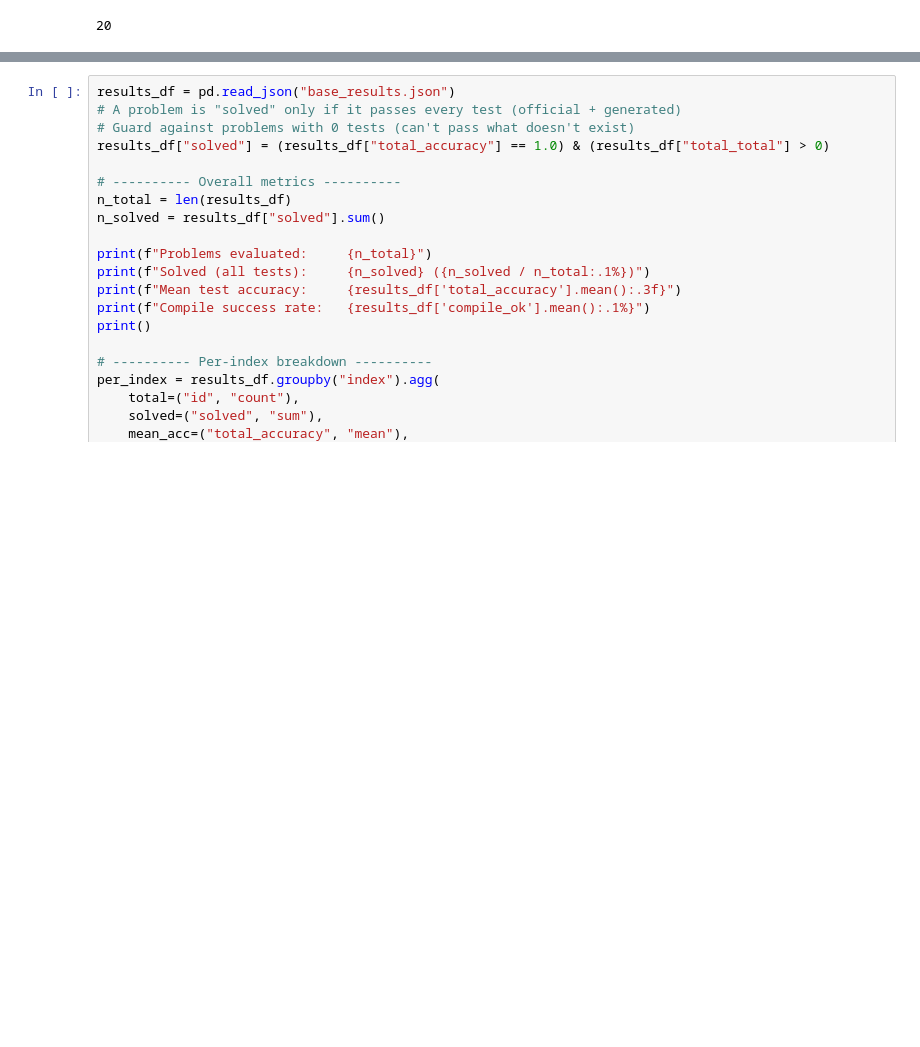
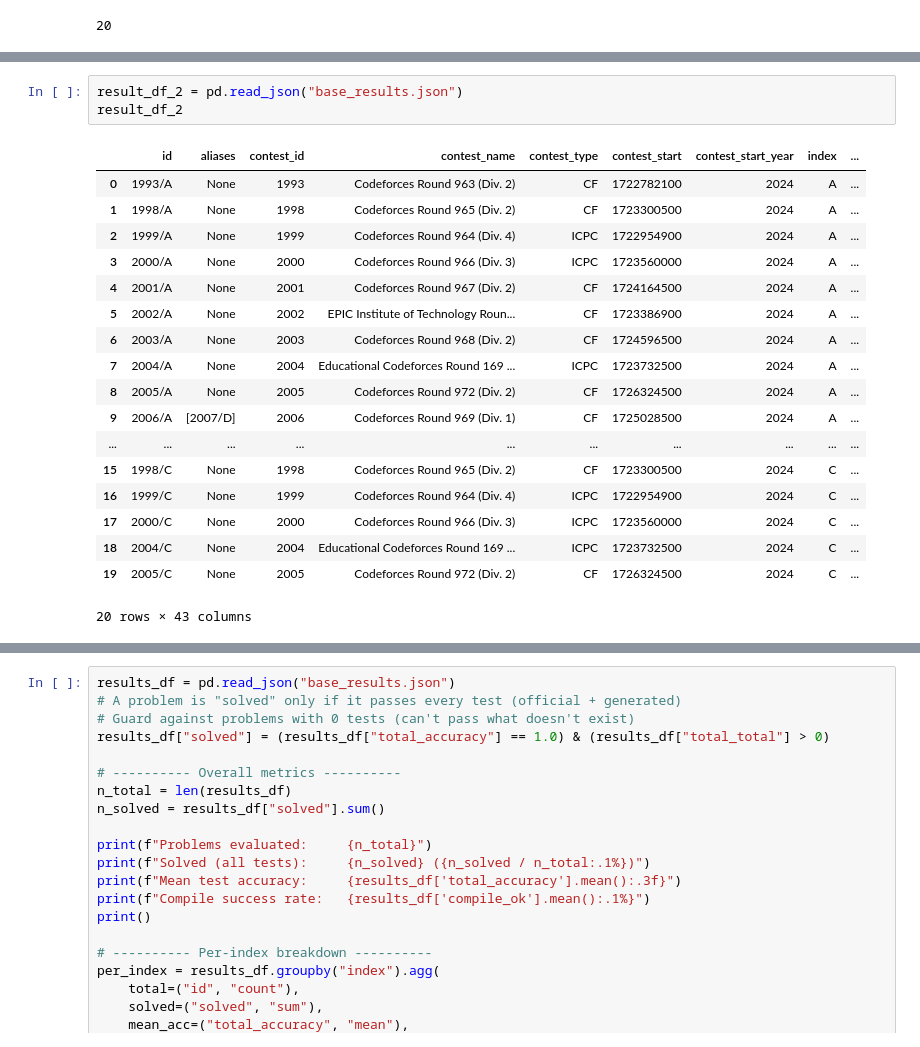
Before and after one commit to Ninjacoder-vedant/Project-NanoCM, a Jupyter notebook: evaluation.ipynb, the cells around one changed output, grey strips where cells are left out. Drawn from its saved outputs; the diff is of its cells as text; blank space fills up the shorter version.

```diff
--- a/evaluation.ipynb
+++ b/evaluation.ipynb
@@ -97,3 +147,25 @@ len(test_df)
+# %%
+result_df_2 = pd.read_json("base_results.json")
+result_df_2
+# %% [output]
+|  | id | aliases | contest_id | contest_name | contest_type | contest_start | contest_start_year | index | ... |
+| 0 | 1993/A | None | 1993 | Codeforces Round 963 (Div. 2) | CF | 1722782100 | 2024 | A | ... |
+| 1 | 1998/A | None | 1998 | Codeforces Round 965 (Div. 2) | CF | 1723300500 | 2024 | A | ... |
+| 2 | 1999/A | None | 1999 | Codeforces Round 964 (Div. 4) | ICPC | 1722954900 | 2024 | A | ... |
+| 3 | 2000/A | None | 2000 | Codeforces Round 966 (Div. 3) | ICPC | 1723560000 | 2024 | A | ... |
+| 4 | 2001/A | None | 2001 | Codeforces Round 967 (Div. 2) | CF | 1724164500 | 2024 | A | ... |
+| 5 | 2002/A | None | 2002 | EPIC Institute of Technology Roun... | CF | 1723386900 | 2024 | A | ... |
+| 6 | 2003/A | None | 2003 | Codeforces Round 968 (Div. 2) | CF | 1724596500 | 2024 | A | ... |
+| 7 | 2004/A | None | 2004 | Educational Codeforces Round 169 ... | ICPC | 1723732500 | 2024 | A | ... |
+| 8 | 2005/A | None | 2005 | Codeforces Round 972 (Div. 2) | CF | 1726324500 | 2024 | A | ... |
+| 9 | 2006/A | [2007/D] | 2006 | Codeforces Round 969 (Div. 1) | CF | 1725028500 | 2024 | A | ... |
+| ... | ... | ... | ... | ... | ... | ... | ... | ... | ... |
+| 15 | 1998/C | None | 1998 | Codeforces Round 965 (Div. 2) | CF | 1723300500 | 2024 | C | ... |
+| 16 | 1999/C | None | 1999 | Codeforces Round 964 (Div. 4) | ICPC | 1722954900 | 2024 | C | ... |
+| 17 | 2000/C | None | 2000 | Codeforces Round 966 (Div. 3) | ICPC | 1723560000 | 2024 | C | ... |
+| 18 | 2004/C | None | 2004 | Educational Codeforces Round 169 ... | ICPC | 1723732500 | 2024 | C | ... |
+| 19 | 2005/C | None | 2005 | Codeforces Round 972 (Div. 2) | CF | 1726324500 | 2024 | C | ... |
+20 rows × 43 columns
 # %%
 import multiprocessing
 from evaluation import *
```
Also changed, not shown: parts of 14 cells of this notebook, 43 other files.
